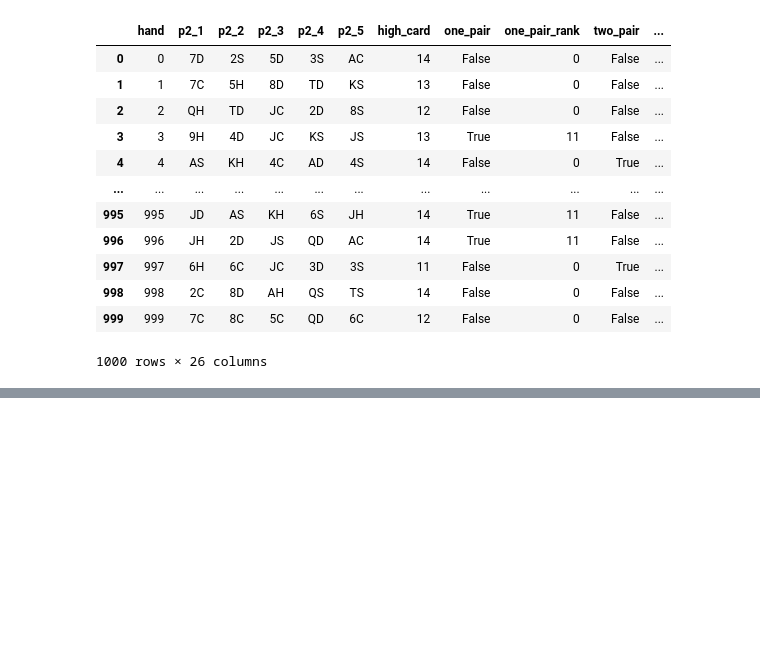
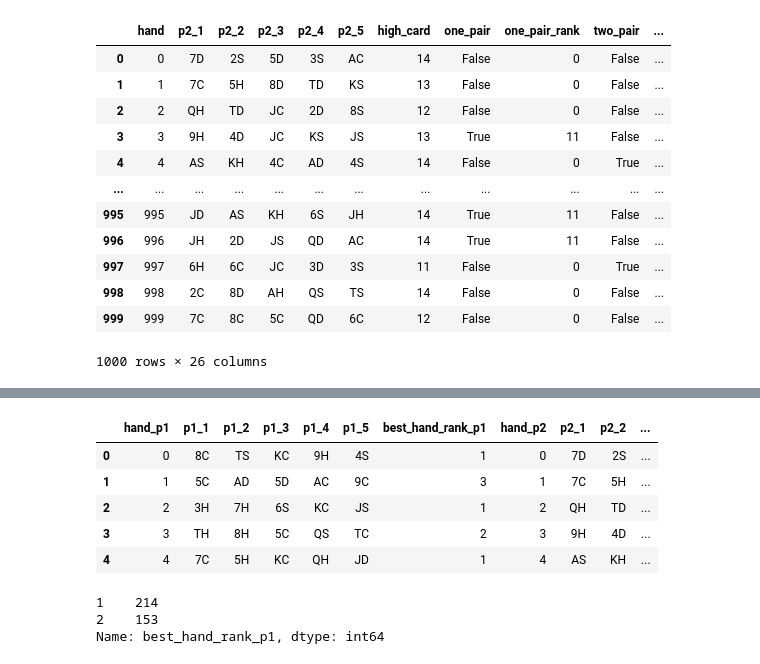
Before and after one commit to null-circle/Portfolio, a Jupyter notebook: Royal Flush/Royal Flush.ipynb, the cells around one changed output, grey strips where cells are left out. Cells and saved outputs as stored; diff of their text form; code cells hidden in the pictures; blank space fills up the shorter version.

```diff
--- a/Royal Flush/Royal Flush.ipynb
+++ b/Royal Flush/Royal Flush.ipynb
@@ -982,0 +1034,24 @@ We need to go through each ranking type from highest to lowest, identify the hig
+# %%
+comparison_1 = df_p1_evaluated.loc[:, ["hand", "p1_1", "p1_2", "p1_3", "p1_4", "p1_5", "best_hand_rank"]]
+comparison_2 = df_p2_evaluated.loc[:, ["hand", "p2_1", "p2_2", "p2_3", "p2_4", "p2_5", "best_hand_rank"]]
+
+winner = comparison_1.join(comparison_2, on="hand", lsuffix="_p1", rsuffix="_p2")
+
+winner.head()
+# %% [output]
+|  | hand_p1 | p1_1 | p1_2 | p1_3 | p1_4 | p1_5 | best_hand_rank_p1 | hand_p2 | p2_1 | p2_2 | ... |
+| 0 | 0 | 8C | TS | KC | 9H | 4S | 1 | 0 | 7D | 2S | ... |
+| 1 | 1 | 5C | AD | 5D | AC | 9C | 3 | 1 | 7C | 5H | ... |
+| 2 | 2 | 3H | 7H | 6S | KC | JS | 1 | 2 | QH | TD | ... |
+| 3 | 3 | TH | 8H | 5C | QS | TC | 2 | 3 | 9H | 4D | ... |
+| 4 | 4 | 7C | 5H | KC | QH | JD | 1 | 4 | AS | KH | ... |
+# %%
+(winner
+ .query("best_hand_rank_p1 == best_hand_rank_p2")
+ .loc[:, "best_hand_rank_p1"]
+ .value_counts()
+)
+# %% [output]
+1    214
+2    153
+Name: best_hand_rank_p1, dtype: int64
```
Also changed, not shown: parts of 14 cells of this notebook, 2 other files.
